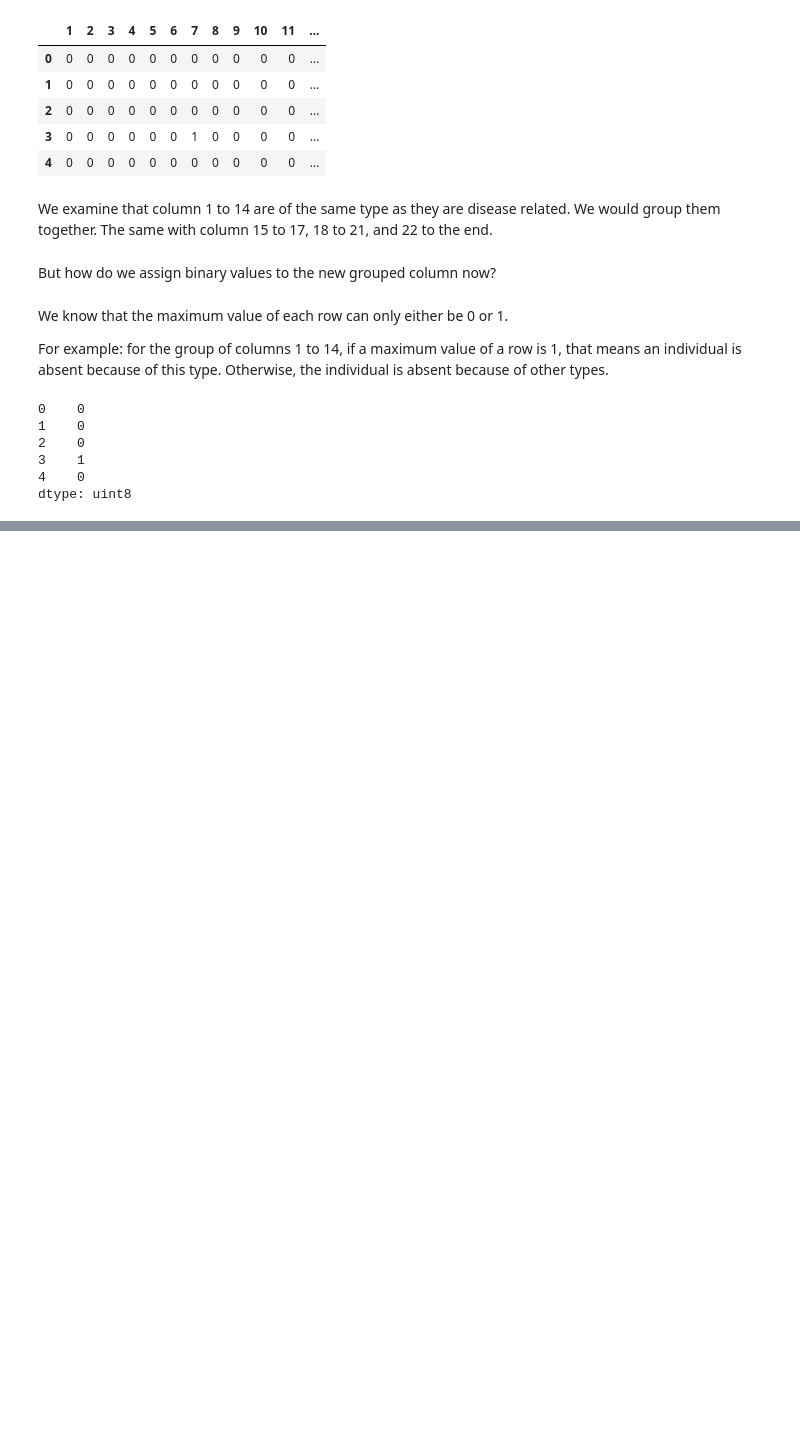
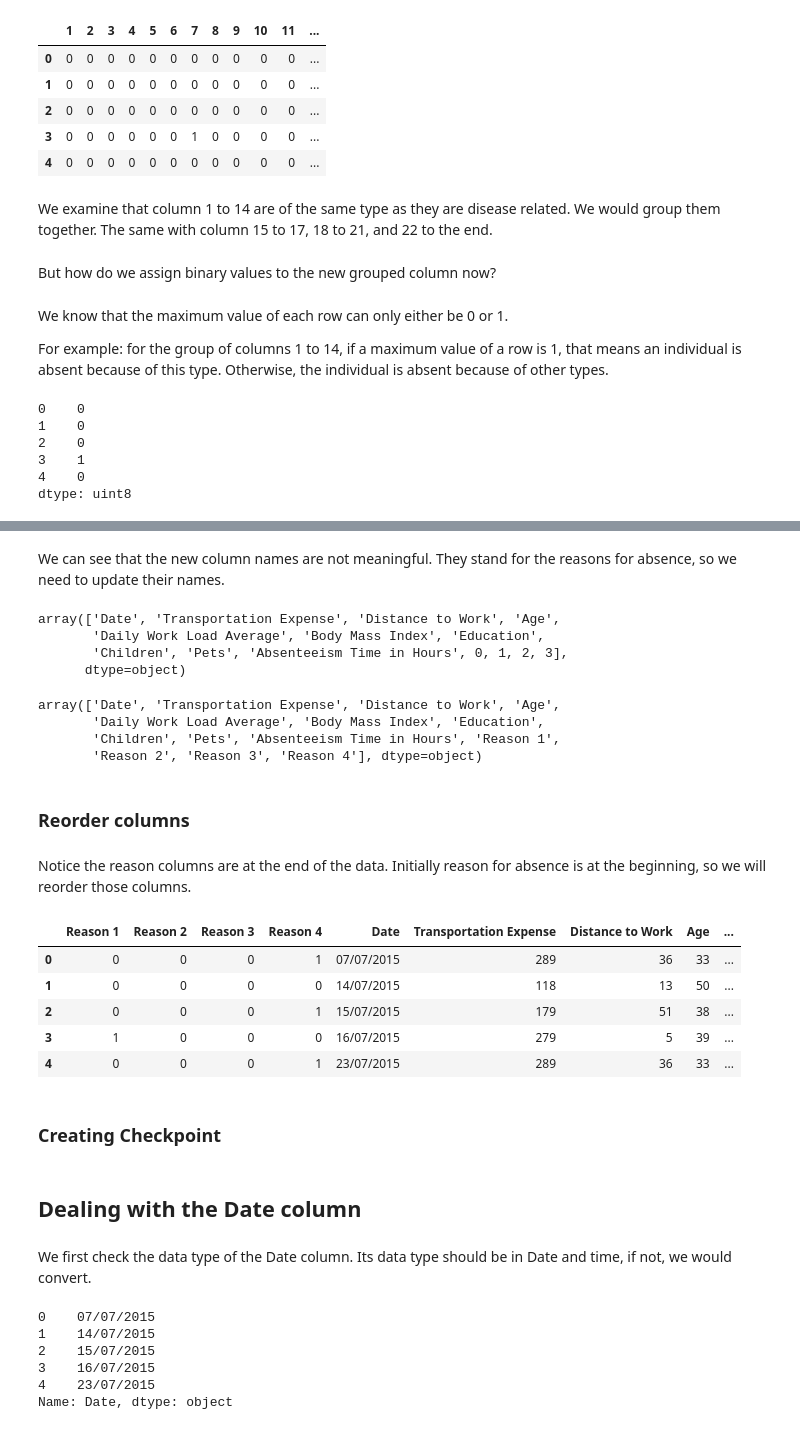
Before and after one commit to noahnguyen2004/Prediction-of-Absenteeism-at-Work, a Jupyter notebook: Absenteeism_Prediction.ipynb, the cells around one changed output, grey strips where cells are left out. Drawn from its saved outputs; the diff is of its cells as text; code cells hidden in the pictures; blank space fills up the shorter version.

```diff
--- a/Absenteeism_Prediction.ipynb
+++ b/Absenteeism_Prediction.ipynb
@@ -205,0 +250,43 @@ We see that individual number 3 is absent due to the reason type 1 (from 1 to 14
+# %% [markdown]
+We can see that the new column names are not meaningful. They stand for the reasons for absence, so we need to update their names.
+# %%
+df.columns.values
+# %% [output]
+array(['Date', 'Transportation Expense', 'Distance to Work', 'Age',
+       'Daily Work Load Average', 'Body Mass Index', 'Education',
+       'Children', 'Pets', 'Absenteeism Time in Hours', 0, 1, 2, 3],
+      dtype=object)
+# %%
+col_names = ['Date', 'Transportation Expense', 'Distance to Work', 'Age',
+       'Daily Work Load Average', 'Body Mass Index', 'Education',
+       'Children', 'Pets', 'Absenteeism Time in Hours', 'Reason 1', 'Reason 2', 'Reason 3', 'Reason 4']
+# %%
+df.columns = col_names
+# %%
+df.columns.values
+# %% [output]
+array(['Date', 'Transportation Expense', 'Distance to Work', 'Age',
+       'Daily Work Load Average', 'Body Mass Index', 'Education',
+       'Children', 'Pets', 'Absenteeism Time in Hours', 'Reason 1',
+       'Reason 2', 'Reason 3', 'Reason 4'], dtype=object)
+# %% [markdown]
+### Reorder columns
+# %% [markdown]
+Notice the reason columns are at the end of the data. Initially reason for absence is at the beginning, so we will reorder those columns.
+# %%
+reordered_col_names = ['Reason 1', 'Reason 2', 'Reason 3', 'Reason 4', 'Date', 'Transportation Expense', 'Distance to Work', 'Age',
+       'Daily Work Load Average', 'Body Mass Index', 'Education',
+       'Children', 'Pets', 'Absenteeism Time in Hours']
+# %%
+df = df[reordered_col_names]
+# %%
+df.head()
+# %% [output]
+|  | Reason 1 | Reason 2 | Reason 3 | Reason 4 | Date | Transportation Expense | Distance to Work | Age | ... |
+| 0 | 0 | 0 | 0 | 1 | 07/07/2015 | 289 | 36 | 33 | ... |
+| 1 | 0 | 0 | 0 | 0 | 14/07/2015 | 118 | 13 | 50 | ... |
+| 2 | 0 | 0 | 0 | 1 | 15/07/2015 | 179 | 51 | 38 | ... |
+| 3 | 1 | 0 | 0 | 0 | 16/07/2015 | 279 | 5 | 39 | ... |
+| 4 | 0 | 0 | 0 | 1 | 23/07/2015 | 289 | 36 | 33 | ... |
+# %% [markdown]
+### Creating Checkpoint
@@ -205,0 +295,13 @@ We see that individual number 3 is absent due to the reason type 1 (from 1 to 14
+# %% [markdown]
+## Dealing with the Date column
+# %% [markdown]
+We first check the data type of the Date column. Its data type should be in Date and time, if not, we would convert.
+# %%
+df_reason_mod['Date'].head()
+# %% [output]
+0    07/07/2015
+1    14/07/2015
+2    15/07/2015
+3    16/07/2015
+4    23/07/2015
+Name: Date, dtype: object
```
Also changed, not shown: parts of 21 cells of this notebook.
